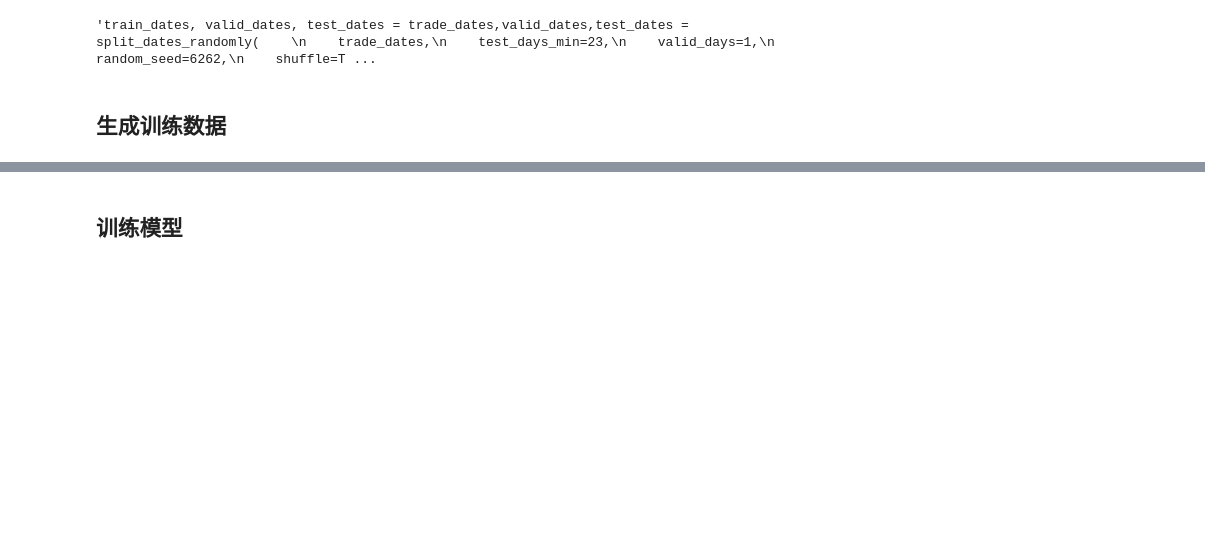
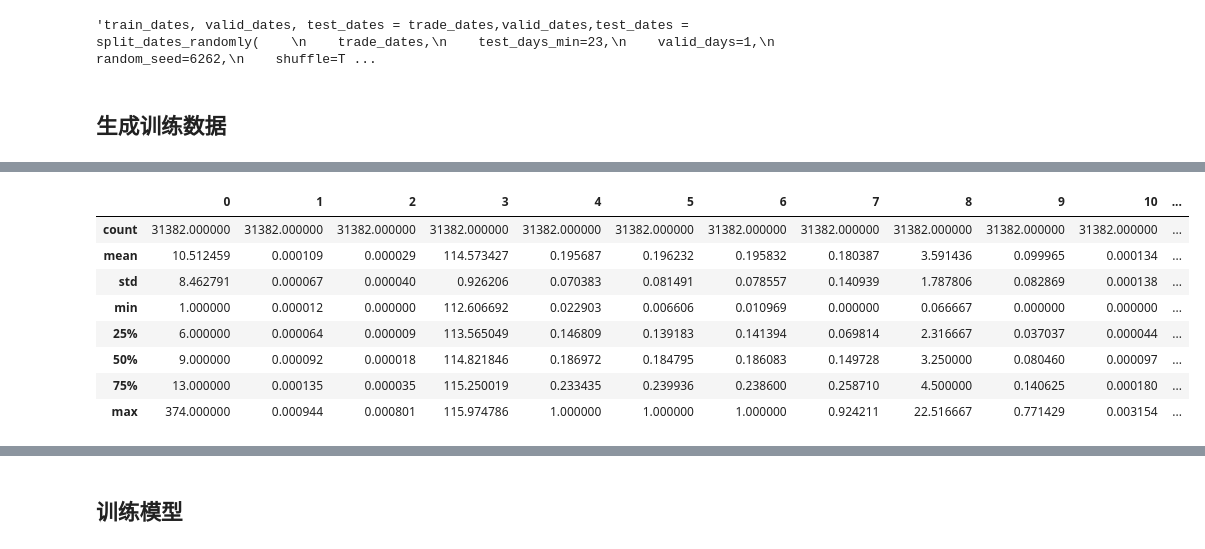
Before and after one commit to artinsophia/Quant-Intern-2026, a Jupyter notebook: delta/demo.ipynb, the cells around one changed output, grey strips where cells are left out. Saved outputs shown, nothing was run; the diff lists cells and outputs as text; code cells hidden in the pictures; blank space fills up the shorter version.

```diff
--- a/delta/demo.ipynb
+++ b/delta/demo.ipynb
@@ -112,3 +112,18 @@ print(f"训练集样本: X={X_train.shape}, y={y_train.shape}")
+# %%
+import pandas as pd
+
+df = pd.DataFrame(X_train)  # arr 是你的 numpy array
+df.describe()
+# %% [output]
+|  | 0 | 1 | 2 | 3 | 4 | 5 | 6 | 7 | 8 | 9 | 10 | ... |
+| count | 31382.000000 | 31382.000000 | 31382.000000 | 31382.000000 | 31382.000000 | 31382.000000 | 31382.000000 | 31382.000000 | 31382.000000 | 31382.000000 | 31382.000000 | ... |
+| mean | 10.512459 | 0.000109 | 0.000029 | 114.573427 | 0.195687 | 0.196232 | 0.195832 | 0.180387 | 3.591436 | 0.099965 | 0.000134 | ... |
+| std | 8.462791 | 0.000067 | 0.000040 | 0.926206 | 0.070383 | 0.081491 | 0.078557 | 0.140939 | 1.787806 | 0.082869 | 0.000138 | ... |
+| min | 1.000000 | 0.000012 | 0.000000 | 112.606692 | 0.022903 | 0.006606 | 0.010969 | 0.000000 | 0.066667 | 0.000000 | 0.000000 | ... |
+| 25% | 6.000000 | 0.000064 | 0.000009 | 113.565049 | 0.146809 | 0.139183 | 0.141394 | 0.069814 | 2.316667 | 0.037037 | 0.000044 | ... |
+| 50% | 9.000000 | 0.000092 | 0.000018 | 114.821846 | 0.186972 | 0.184795 | 0.186083 | 0.149728 | 3.250000 | 0.080460 | 0.000097 | ... |
+| 75% | 13.000000 | 0.000135 | 0.000035 | 115.250019 | 0.233435 | 0.239936 | 0.238600 | 0.258710 | 4.500000 | 0.140625 | 0.000180 | ... |
+| max | 374.000000 | 0.000944 | 0.000801 | 115.974786 | 1.000000 | 1.000000 | 1.000000 | 0.924211 | 22.516667 | 0.771429 | 0.003154 | ... |
 # %%
 print("生成验证集样本...")
 X_valid, y_valid , __= samples_from_dates(valid_dates, instrument_id, param_dict, create_feature, create_y)
```
Also changed, not shown: parts of 11 cells of this notebook, 4 other files.
